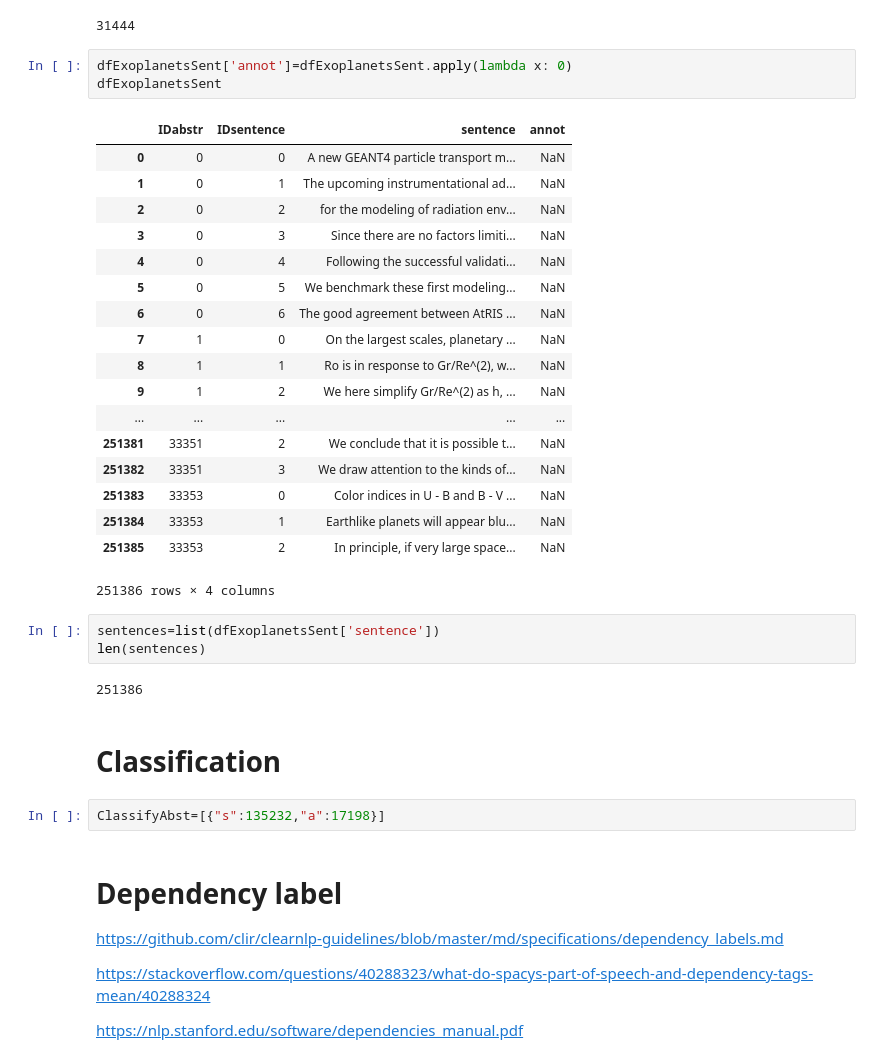
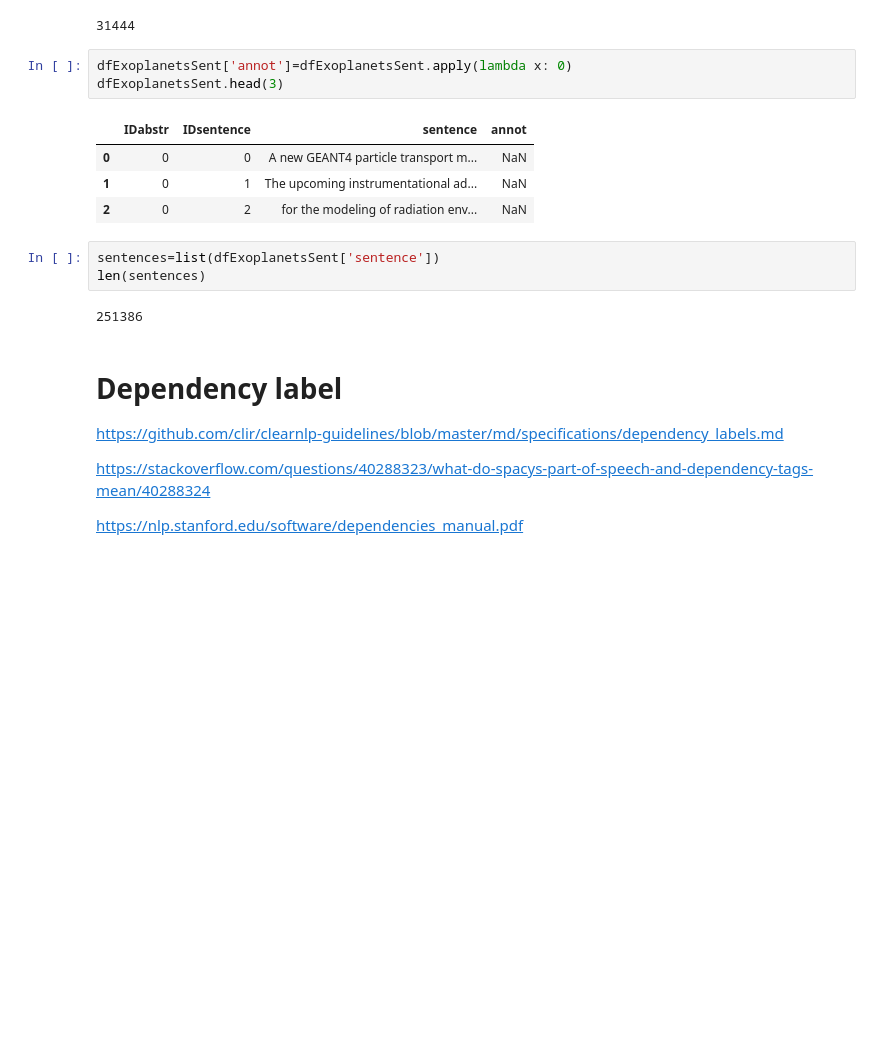
Before and after one commit to grasshoff/vorlesung2019, a Jupyter notebook: notebooks/grasshoff/DocClassify.ipynb, the cells around one changed output. Drawn from its saved outputs; the diff is of its cells as text; blank space fills up the shorter version.

```diff
--- a/notebooks/grasshoff/DocClassify.ipynb
+++ b/notebooks/grasshoff/DocClassify.ipynb
@@ -26,35 +25,17 @@ len(dfExoplanetsAbs)
 31444
 # %%
 dfExoplanetsSent['annot']=dfExoplanetsSent.apply(lambda x: 0)
-dfExoplanetsSent
+dfExoplanetsSent.head(3)
 # %% [output]
 |  | IDabstr | IDsentence | sentence | annot |
 | 0 | 0 | 0 | A new GEANT4 particle transport m... | NaN |
 | 1 | 0 | 1 | The upcoming instrumentational ad... | NaN |
 | 2 | 0 | 2 | for the modeling of radiation env... | NaN |
-| 3 | 0 | 3 | Since there are no factors limiti... | NaN |
-| 4 | 0 | 4 | Following the successful validati... | NaN |
-| 5 | 0 | 5 | We benchmark these first modeling... | NaN |
-| 6 | 0 | 6 | The good agreement between AtRIS ... | NaN |
-| 7 | 1 | 0 | On the largest scales, planetary ... | NaN |
-| 8 | 1 | 1 | Ro is in response to Gr/Re^(2), w... | NaN |
-| 9 | 1 | 2 | We here simplify Gr/Re^(2) as h, ... | NaN |
-| ... | ... | ... | ... | ... |
-| 251381 | 33351 | 2 | We conclude that it is possible t... | NaN |
-| 251382 | 33351 | 3 | We draw attention to the kinds of... | NaN |
-| 251383 | 33353 | 0 | Color indices in U - B and B - V ... | NaN |
-| 251384 | 33353 | 1 | Earthlike planets will appear blu... | NaN |
-| 251385 | 33353 | 2 | In principle, if very large space... | NaN |
-251386 rows × 4 columns
 # %%
 sentences=list(dfExoplanetsSent['sentence'])
 len(sentences)
 # %% [output]
 251386
-# %% [markdown]
-# Classification
-# %%
-ClassifyAbst=[{"s":135232,"a":17198}]
 # %% [markdown]
 # Dependency label
 https://github.com/clir/clearnlp-guidelines/blob/master/md/specifications/dependency_labels.md
```
Also changed, not shown: parts of 54 cells of this notebook, 16 other files.
